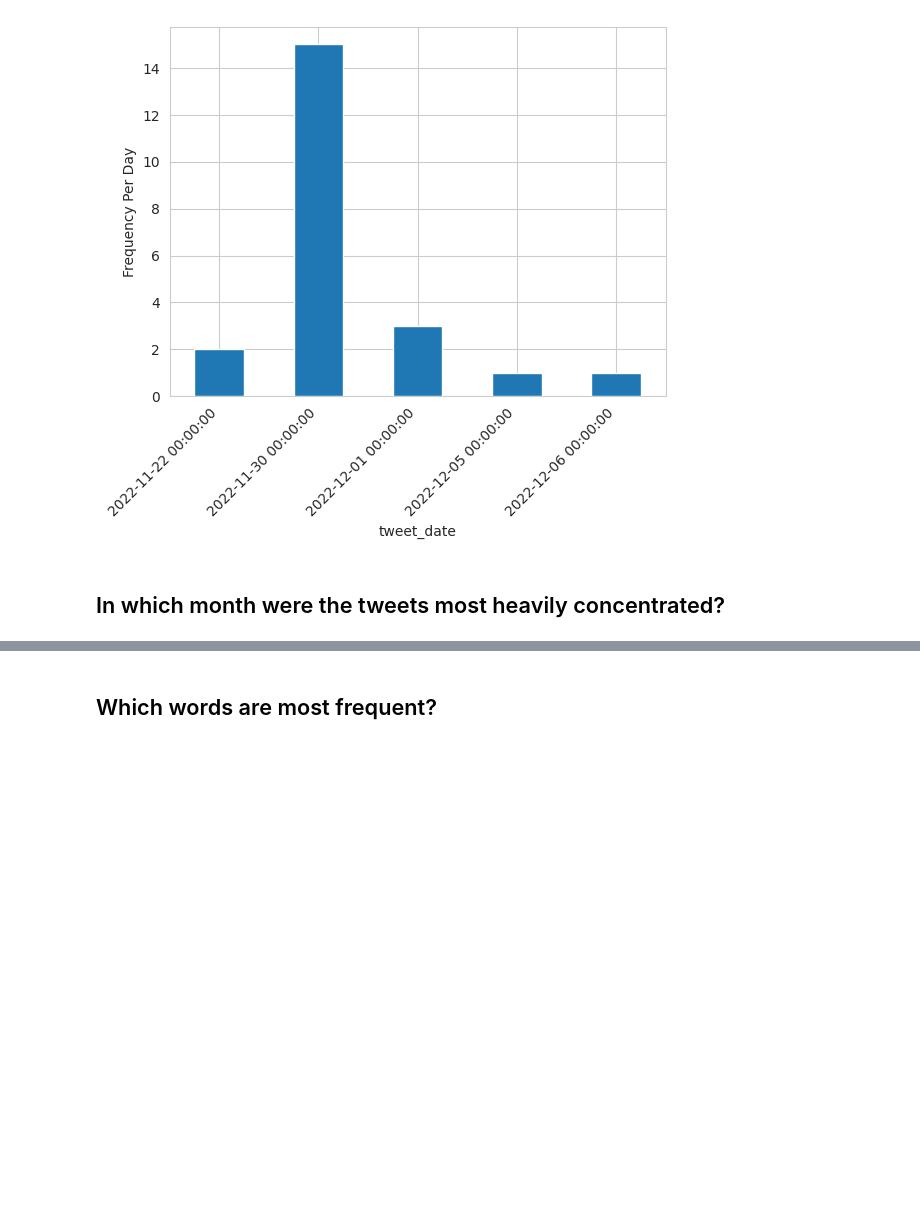
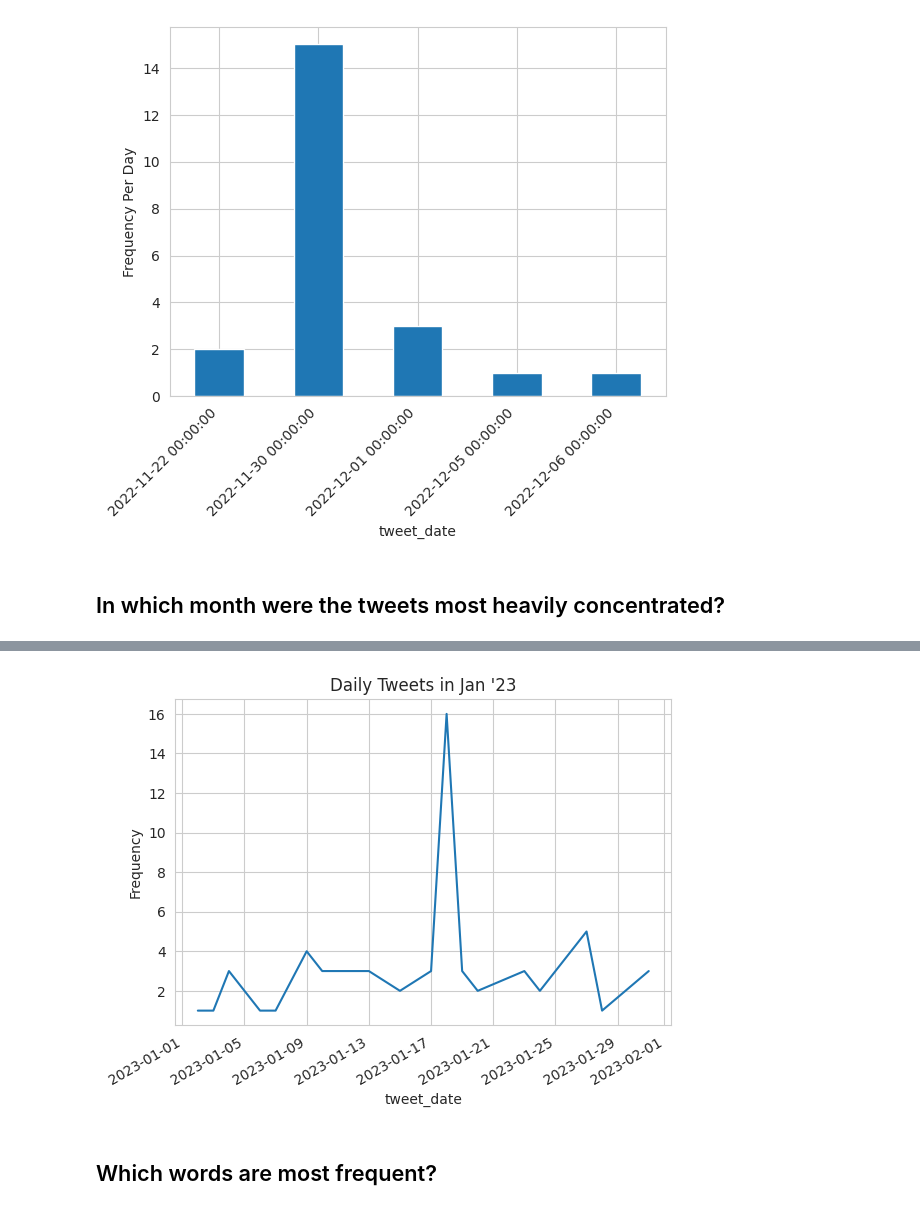
Before and after one commit to seenstevo/technical_test_interview, a Jupyter notebook: Analyses/Analysis_Tweets.ipynb, the cells around one changed output, grey strips where cells are left out. Cells and saved outputs as stored; diff of their text form; code cells hidden in the pictures; blank space fills up the shorter version.

```diff
--- a/Analyses/Analysis_Tweets.ipynb
+++ b/Analyses/Analysis_Tweets.ipynb
@@ -127,3 +157,9 @@ plt.title("Total Tweets by Month");
+# %%
+tweets[tweets['month'] == 'Jan'].groupby('tweet_date', as_index = False)['tweet_event'].sum().plot(x = 'tweet_date', legend = False)
+plt.title("Daily Tweets in Jan '23")
+plt.ylabel("Frequency");
+# %% [output]
+[figure, added]
 # %% [markdown]
 ## Which words are most frequent?
 # %%
```
Also changed, not shown: parts of 4 cells of this notebook, 2 other files.
